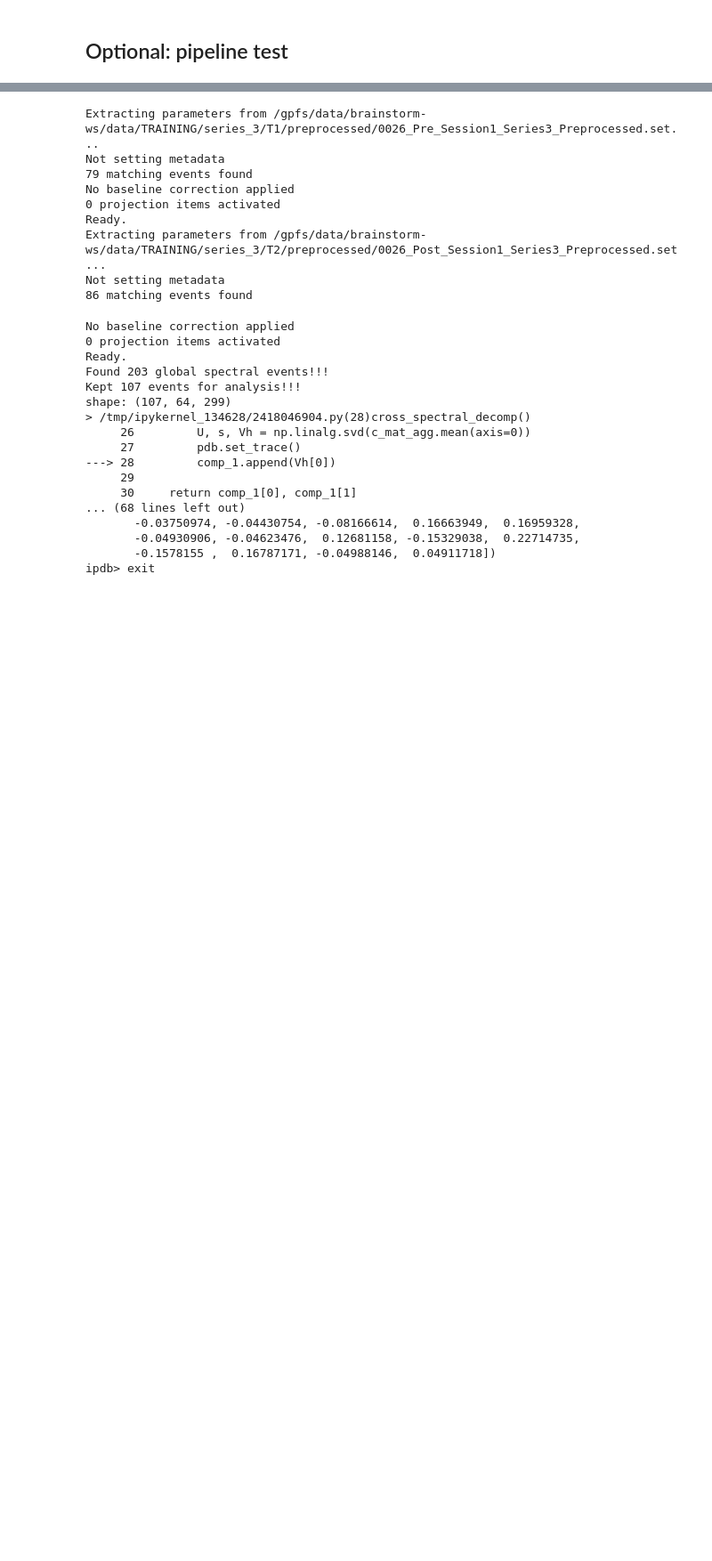
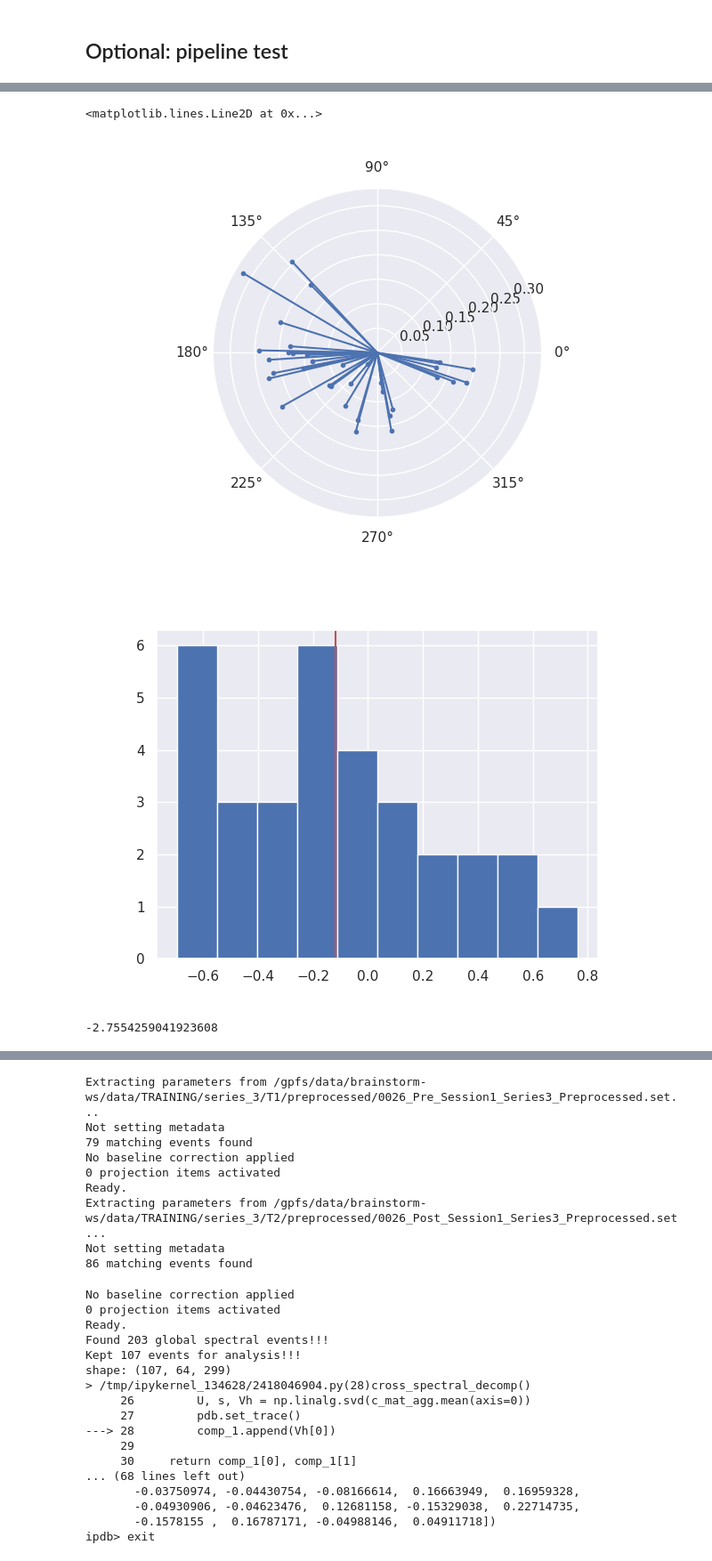
Before and after one commit to rythorpe/brainstorm_challenge, a Jupyter notebook: extract_features.ipynb, the cells around one changed output, grey strips where cells are left out. Shown: that part at 89% size. Saved outputs shown, nothing was run; the diff lists cells and outputs as text; code cells hidden in the pictures; blank space fills up the shorter version.

```diff
--- a/extract_features.ipynb
+++ b/extract_features.ipynb
@@ -407,5 +309,5 @@ series_nums = outcome_info['Series'][subj_select].astype(int)
 # %%
 # test analysis pipeline
 data_type_dir = op.join(data_dir, data_type)
-spec_spat_features = get_features(subj_ids[0], series_nums[0], data_type_dir)
+spec_spat_features = get_features(subj_ids[11], series_nums[11], data_type_dir)
 # %% [output]
@@ -434,3 +333,33 @@ Finished: dynamic spatio-spectral event shift!!!
+# %%
+entropy_changes = list()
+for event_features in spec_spat_features[6]:
+    entropies = list()
+    for t_samp_phases in event_features['phases']:
+
+        magnitudes = np.abs(t_samp_phases)
+        angles = np.angle(t_samp_phases)
+
+        n_bins = 24
+        pmf, bins = np.histogram(angles, bins=n_bins, density=True)
+        entropy = scipy.stats.entropy(pmf, np.ones((n_bins,)) / n_bins) # KL-divergence from uniform distribution
+        entropies.append(entropy)
+    entropy_changes.append(entropies[1] - entropies[0])
+
+fig, ax = plt.subplots(1, 1, subplot_kw={'projection': 'polar'})
+ax.stem(angles, magnitudes, markerfmt='.')
+
+fig, ax = plt.subplots(1, 1)
+
+ax.hist(entropy_changes)
+ax.axvline(np.mean(entropy_changes), c='r')
+# %% [output]
+<matplotlib.lines.Line2D at 0x...>
+[figure, added]
+[figure, added]
+# %%
+np.angle(np.sum(x))
+# %% [output]
+-2.7554259041923608
 # %%
 print(spec_spat_features)
 # %% [output]
```
Also changed, not shown: parts of 17 cells of this notebook, 1 other file.
